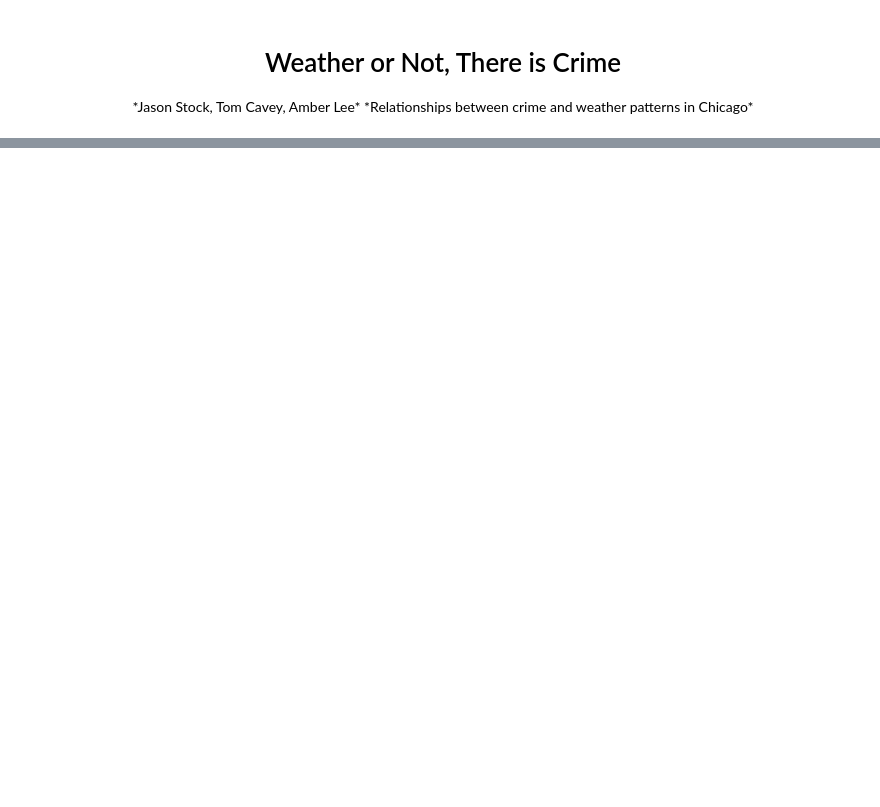
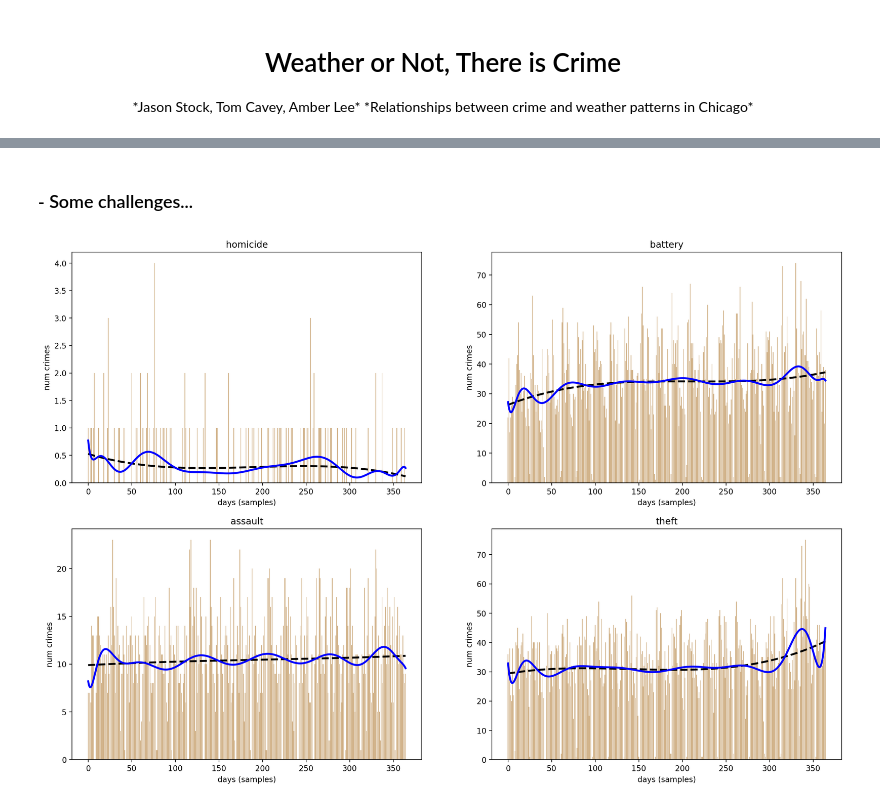
Before and after one commit to stockeh/big-data-weather-crime, a Jupyter notebook: notebooks/final-presentation.ipynb, the cells around one changed output, grey strips where cells are left out. Cells and saved outputs as stored; diff of their text form; code cells hidden in the pictures; blank space fills up the shorter version.

```diff
--- a/notebooks/final-presentation.ipynb
+++ b/notebooks/final-presentation.ipynb
@@ -263,0 +68,6 @@ data_tail()
+# %% [markdown]
+### - Some challenges...
+# %%
+soln.bar_test(year=3, district='5', daily=True)
+# %% [output]
+[figure, added]
```
Also changed, not shown: parts of 41 cells of this notebook, 2 other files.
